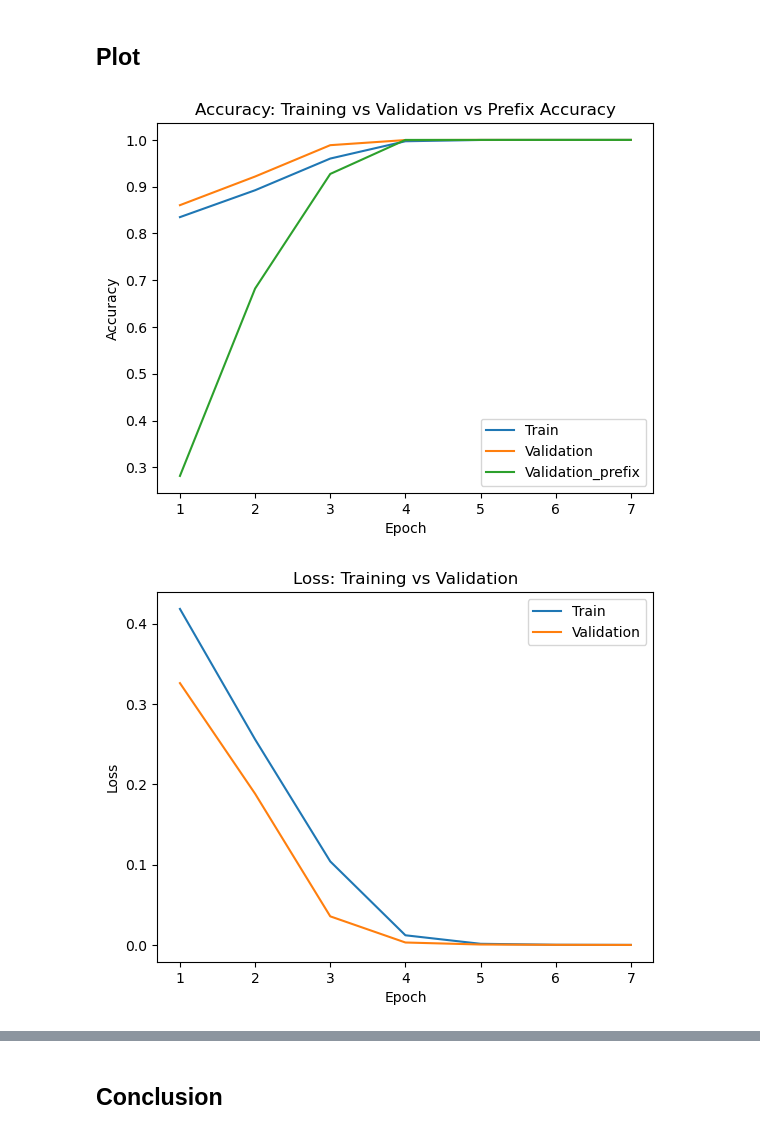
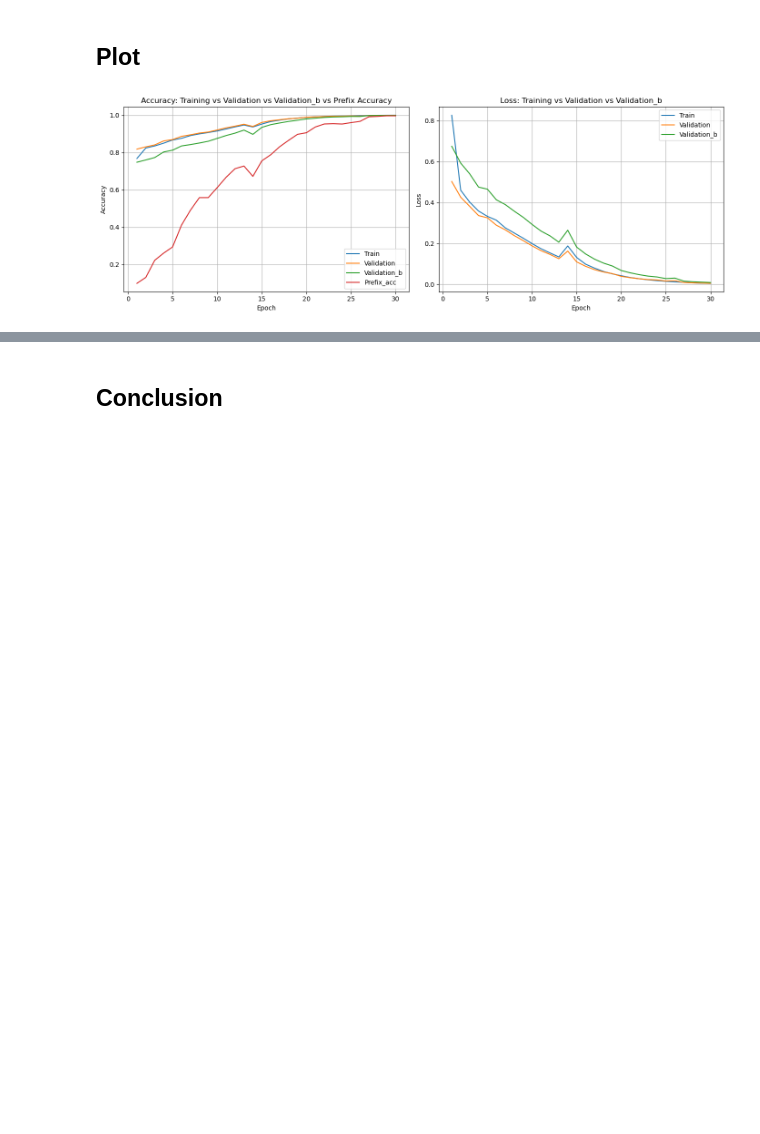
Before and after one commit to 26leonardo/progettoDL-unibo, a Jupyter notebook: v3_Infix_to_postifx_notation copy.ipynb, the cells around one changed output, grey strips where cells are left out. Drawn from its saved outputs; the diff is of its cells as text; code cells hidden in the pictures; blank space fills up the shorter version.

```diff
--- a/v3_Infix_to_postifx_notation copy.ipynb
+++ b/v3_Infix_to_postifx_notation copy.ipynb
@@ -515,0 +605,5 @@ X_train, X_val, dec_in_train, dec_in_val, Y_train, Y_val = train_test_split(
+# %%
+# val_b without duplicates
+X_val_b, Y_val_b, expr = generate_unique_dataset_express(N_VAL, expr_train)
+decoder_input_val_b = shift_right(Y_val_b)
+_, _ = analize_dataset(expr)
@@ -643,14 +793,16 @@ class NamedEarlyStopping(tf.keras.callbacks.EarlyStopping):
 # %%
+%%capture training_out
 EPOCHS = 30
 
 batch_cb  = BatchMetricsCallback()
 prefix_cb = PrefixAccuracyCallback(id_to_token)
+val_b = ValidationB(seq2seq, val_ds_b)
 
 es = NamedEarlyStopping(
     name="val_loss",
     monitor="val_loss",
-    patience=3,
-    min_delta=0.005,
+    patience=5,
+    min_delta=0.003, # we espect more improvments in loss
     restore_best_weights=True
 )
 
@@ -658,8 +810,8 @@ es_prefix = NamedEarlyStopping(
     name="val_prefix_acc",
     monitor="val_prefix_acc",
     mode="max",
-    patience=3,
-    min_delta=0.001,
+    patience=5,
+    min_delta=0.001, # even small improvements are important
     restore_best_weights=True
 )
 
@@ -673,5 +825,7 @@ history = seq2seq.fit(
     train_ds,
     validation_data=val_ds,
     epochs=EPOCHS,
-    callbacks=[batch_cb, prefix_cb,es, es_prefix]
+    callbacks=[batch_cb, prefix_cb, val_b, es, es_prefix]
 )
+
+training_out.show()
@@ -757,33 +845,40 @@ FINAL SCORE = 1.0000 STD = 0.0000
 ## Plot
 # %%
 # 1) Estrai le curve di training/validation dal History
-acc       = history.history['sparse_categorical_accuracy']
-val_acc   = history.history['val_sparse_categorical_accuracy']
-loss      = history.history['loss']
-val_loss  = history.history['val_loss']
-epochs    = range(1, len(acc) + 1)
+acc        = history.history['sparse_categorical_accuracy']
+val_acc    = history.history['val_sparse_categorical_accuracy']
+loss       = history.history['loss']
+val_loss   = history.history['val_loss']
+prefix_acc = prefix_cb.history
+acc_val_b, loss_val_b = np.matrix(val_b.history)[:, 0], np.matrix(val_b.history)[:, 1]
+epochs     = range(1, len(acc) + 1)
 
-# 2) Grafico accuracy
-plt.figure()
-plt.plot(epochs, acc)
-plt.plot(epochs, val_acc)
-plt.plot(epochs, prefix_cb.history)
-plt.title('Accuracy: Training vs Validation vs Prefix Accuracy')
-plt.xlabel('Epoch')
-plt.ylabel('Accuracy')
-plt.legend(['Train', 'Validation', 'Validation_prefix'], loc='lower right')
-plt.show()  # :contentReference[oaicite:0]{index=0}
+# Crea una figura con due subplot affiancati
+fig1, axs = plt.subplots(1, 2, figsize=(14, 5))
 
-# 3) Grafico loss
-plt.figure()
-plt.plot(epochs, loss)
-plt.plot(epochs, val_loss)
-plt.title('Loss: Training vs Validation')
-plt.xlabel('Epoch')
-plt.ylabel('Loss')
-plt.legend(['Train', 'Validation'], loc='upper right')
-plt.show()  # :contentReference[oaicite:1]{index=1}
+# Subplot sinistro: Accuracy
+axs[0].plot(epochs, acc, label='Train')
+axs[0].plot(epochs, val_acc, label='Validation')
+axs[0].plot(epochs, acc_val_b, label='Validation_b')
+axs[0].plot(epochs, prefix_acc, label='Prefix_acc')
+axs[0].set_title('Accuracy: Training vs Validation vs Validation_b vs Prefix Accuracy')
+axs[0].set_xlabel('Epoch')
+axs[0].set_ylabel('Accuracy')
+axs[0].legend(loc='lower right')
+axs[0].grid(True)
+
+# Subplot destro: Loss
+axs[1].plot(epochs, loss, label='Train')
+axs[1].plot(epochs, val_loss, label='Validation')
+axs[1].plot(epochs, loss_val_b, label='Validation_b')
+axs[1].set_title('Loss: Training vs Validation vs Validation_b')
+axs[1].set_xlabel('Epoch')
+axs[1].set_ylabel('Loss')
+axs[1].legend(loc='upper right')
+axs[1].grid(True)
+
+plt.tight_layout()
+plt.show()
 # %% [output]
-[figure, old version]
+[figure, new version]
-[figure, removed]
 # %%
```
Also changed, not shown: parts of 44 cells of this notebook, 4 other files.
